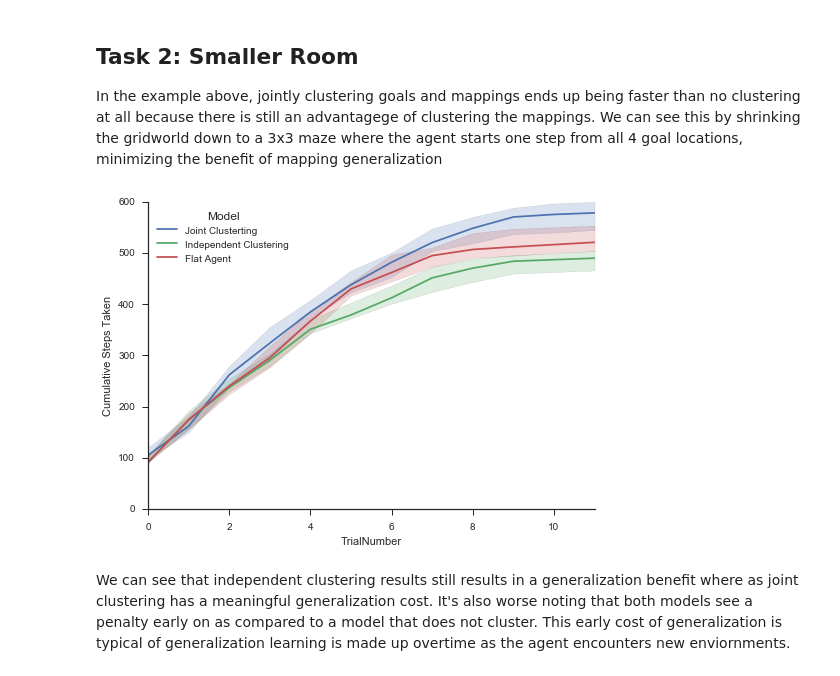
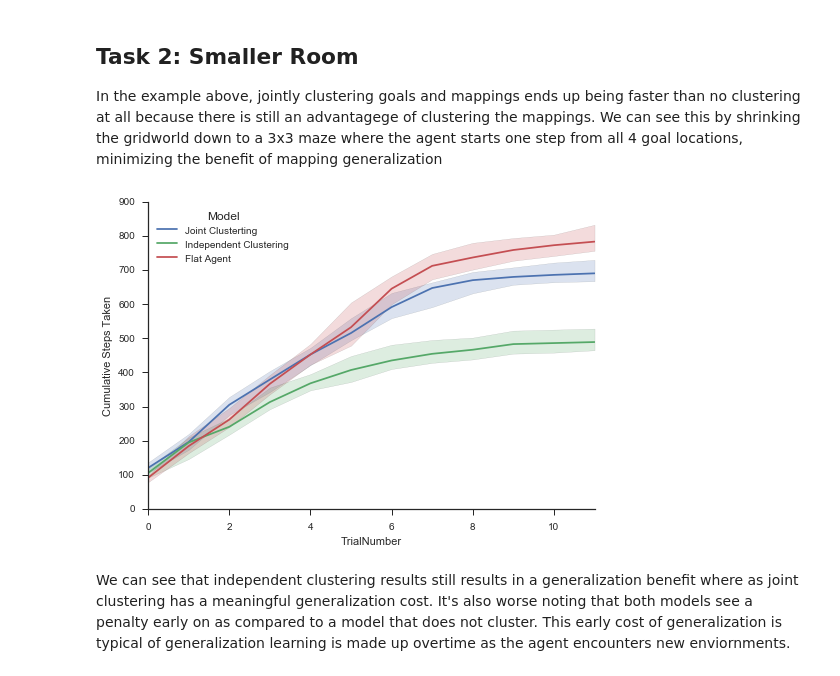
Before and after one commit to nicktfranklin/IndependentClusters, a Jupyter notebook: Demonstration.ipynb, the cells around one changed output. Saved outputs shown, nothing was run; the diff lists cells and outputs as text; code cells hidden in the pictures.

```diff
--- a/Demonstration.ipynb
+++ b/Demonstration.ipynb
@@ -99,7 +99,8 @@ task_kwargs = dict(context_balance=context_balance,
                    context_maps=[mapping_definitions[m] for m in context_maps],
                    hazard_rates=hazard_rates, start_locations=start_locations,
                    grid_world_size=grid_world_size,
-                   list_goal_priors=list_goal_priors)
+                   list_goal_priors=list_goal_priors
+                   )
 # %%
 print "Entropy H(G):   %.2f" % list_entropy(context_goals)
 print "Entropy H(M):   %.2f" % list_entropy(context_maps)
@@ -113,9 +114,9 @@ Now, we simulate each model a couple hundred times (this can take a while) and p
 trials. In the task, the agent must reach the goal (an absorbing state with positive reward)
 to advance to the next trial. Lower cumulative steps taken indicated faster learning.
 # %%
-n_sim = 250
-
-results = simulate_task(n_sim, task_kwargs, alpha=1.0)
+n_sim = 100
+agent_kwargs = dict(discount_rate=0.75, inverse_temperature=15.0, epsilon=0.025)
+results = simulate_task(n_sim, task_kwargs, agent_kwargs=agent_kwargs, alpha=1.0)
 
 # define the parameters to plot the results
 tsplot_kwargs = dict(
@@ -140,33 +141,33 @@ In the example above, jointly clustering goals and mappings ends up being faster
 # %%
 # define all of the task parameters here
 grid_world_size = (3, 3)
 
 goal_locations = {
     0:(0, 0),
     1:(0, 2),
     2:(2, 0),
     3:(2, 2),
 }
 
 # randomly start the agent somewhere in the middle of the map
 start_locations = [(1, 1)]
 task_kwargs = dict(context_balance=context_balance,
                    context_goals=[goal_locations[g] for g in context_goals],
                    context_maps=[mapping_definitions[m] for m in context_maps],
                    hazard_rates=hazard_rates, start_locations=start_locations,
                    grid_world_size=grid_world_size,
                    list_goal_priors=goal_locations.values())
 
 # simulate the agents
-results = simulate_task(n_sim, task_kwargs, alpha=1.0)
+results = simulate_task(n_sim, task_kwargs, agent_kwargs=agent_kwargs, alpha=1.0)
 
 
 tsplot_kwargs['data'] = results[results['In goal']]
 with sns.axes_style('ticks'):
     sns.tsplot(**tsplot_kwargs)
     sns.despine()
 # %% [output]
-[figure, old version]
+[figure, new version]
 # %% [markdown]
 We can see that independent clustering results still results in a generalization benefit where as joint clustering has a meaningful generalization cost. It's also worse noting that both models see a penalty early on as compared to a model that does not cluster. This early cost of generalization is typical of generalization learning is made up overtime as the agent encounters new enviornments.
 # %% [markdown]
```
Also changed, not shown: parts of 2 cells of this notebook.
